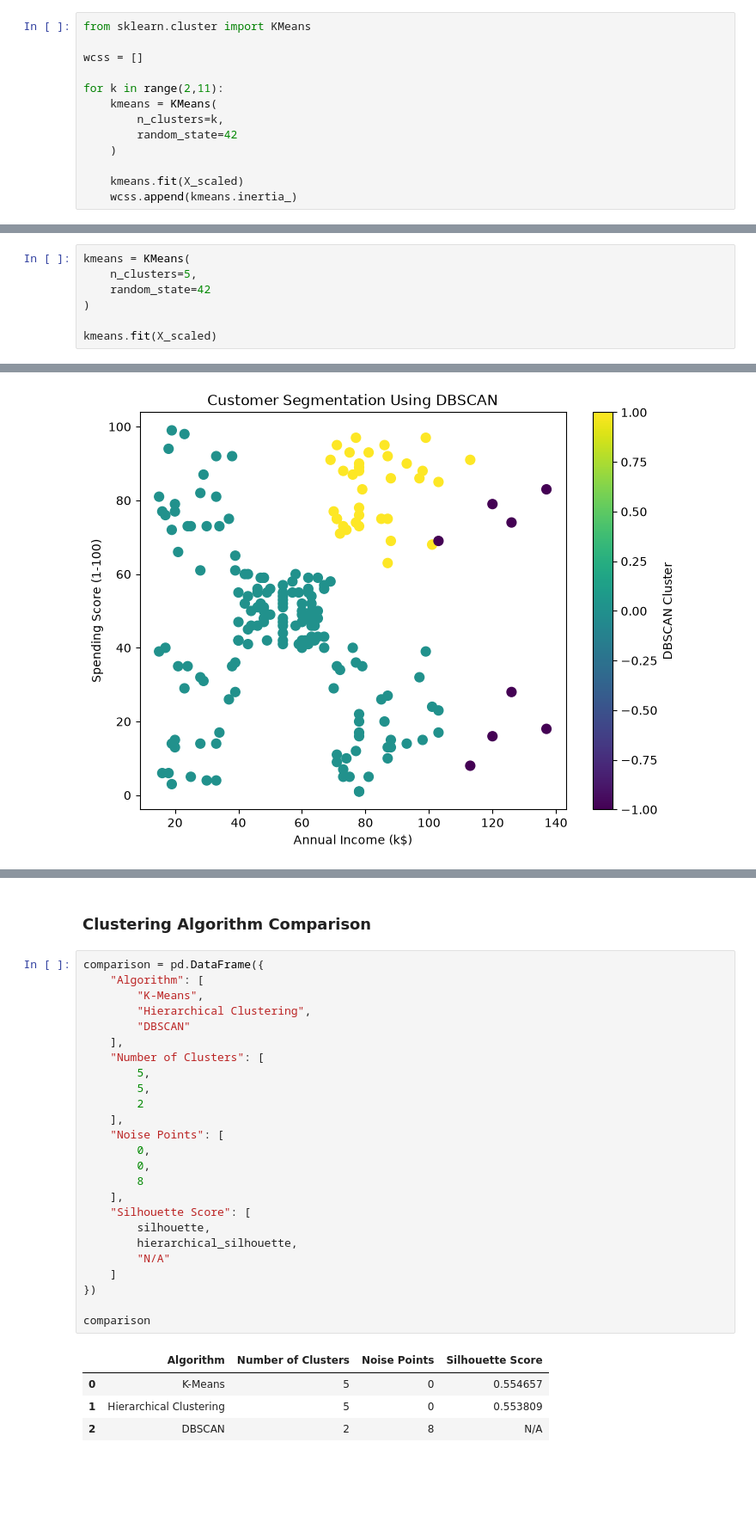
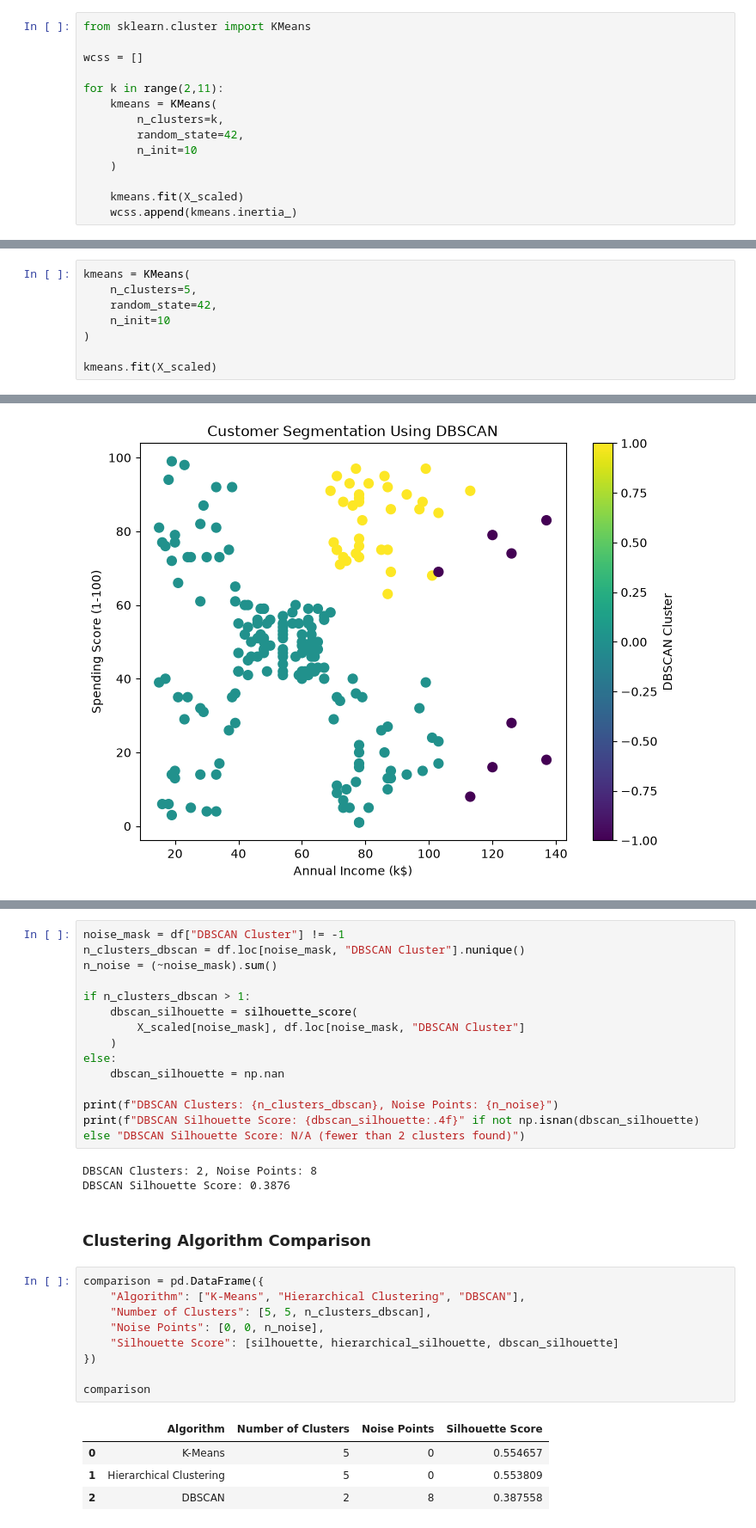
Before and after one commit to AdiChakote/mall-customer-segmentation, a Jupyter notebook: notebooks/mall_customer_segmentation.ipynb, the cells around one changed output, grey strips where cells are left out. Shown at 86% size. Cells and saved outputs as stored; diff of their text form; blank space fills up the shorter version.

```diff
--- a/notebooks/mall_customer_segmentation.ipynb
+++ b/notebooks/mall_customer_segmentation.ipynb
@@ -187,7 +187,8 @@ wcss = []
 for k in range(2,11):
     kmeans = KMeans(
         n_clusters=k,
-        random_state=42
+        random_state=42,
+        n_init=10
     )
 
     kmeans.fit(X_scaled)
@@ -215,7 +216,8 @@ plt.show()
 # %%
 kmeans = KMeans(
     n_clusters=5,
-    random_state=42
+    random_state=42,
+    n_init=10
 )
 
 kmeans.fit(X_scaled)
@@ -553,35 +615,36 @@ plt.show()
+# %%
+noise_mask = df["DBSCAN Cluster"] != -1
+n_clusters_dbscan = df.loc[noise_mask, "DBSCAN Cluster"].nunique()
+n_noise = (~noise_mask).sum()
+
+if n_clusters_dbscan > 1:
+    dbscan_silhouette = silhouette_score(
+        X_scaled[noise_mask], df.loc[noise_mask, "DBSCAN Cluster"]
+    )
+else:
+    dbscan_silhouette = np.nan
+
+print(f"DBSCAN Clusters: {n_clusters_dbscan}, Noise Points: {n_noise}")
+print(f"DBSCAN Silhouette Score: {dbscan_silhouette:.4f}" if not np.isnan(dbscan_silhouette) else "DBSCAN Silhouette Score: N/A (fewer than 2 clusters found)")
+# %% [output]
+DBSCAN Clusters: 2, Noise Points: 8
+DBSCAN Silhouette Score: 0.3876
 # %% [markdown]
 ### Clustering Algorithm Comparison
 # %%
 comparison = pd.DataFrame({
-    "Algorithm": [
-        "K-Means",
-        "Hierarchical Clustering",
-        "DBSCAN"
-    ],
-    "Number of Clusters": [
-        5,
-        5,
-        2
-    ],
-    "Noise Points": [
-        0,
-        0,
-        8
-    ],
-    "Silhouette Score": [
-        silhouette,
-        hierarchical_silhouette,
-        "N/A"
-    ]
+    "Algorithm": ["K-Means", "Hierarchical Clustering", "DBSCAN"],
+    "Number of Clusters": [5, 5, n_clusters_dbscan],
+    "Noise Points": [0, 0, n_noise],
+    "Silhouette Score": [silhouette, hierarchical_silhouette, dbscan_silhouette]
 })
 
 comparison
 # %% [output]
 |  | Algorithm | Number of Clusters | Noise Points | Silhouette Score |
 | 0 | K-Means | 5 | 0 | 0.554657 |
 | 1 | Hierarchical Clustering | 5 | 0 | 0.553809 |
-| 2 | DBSCAN | 2 | 8 | N/A |
+| 2 | DBSCAN | 2 | 8 | 0.387558 |
 # %% [markdown]
 ## Key Findings
 
```
Also changed, not shown: parts of 13 cells of this notebook, 10 other files.
